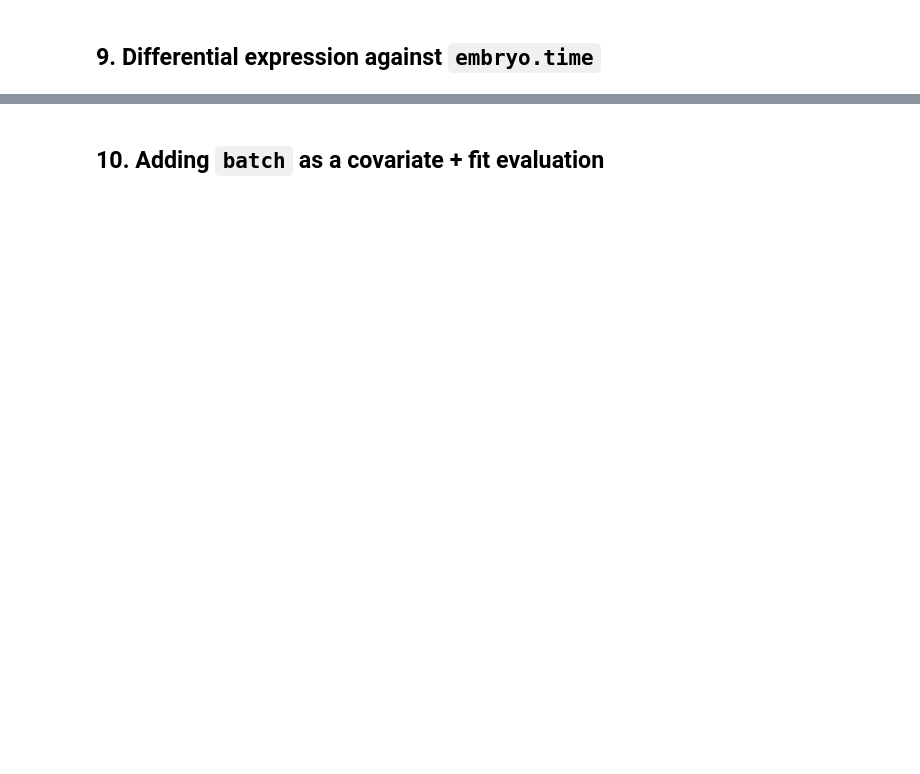
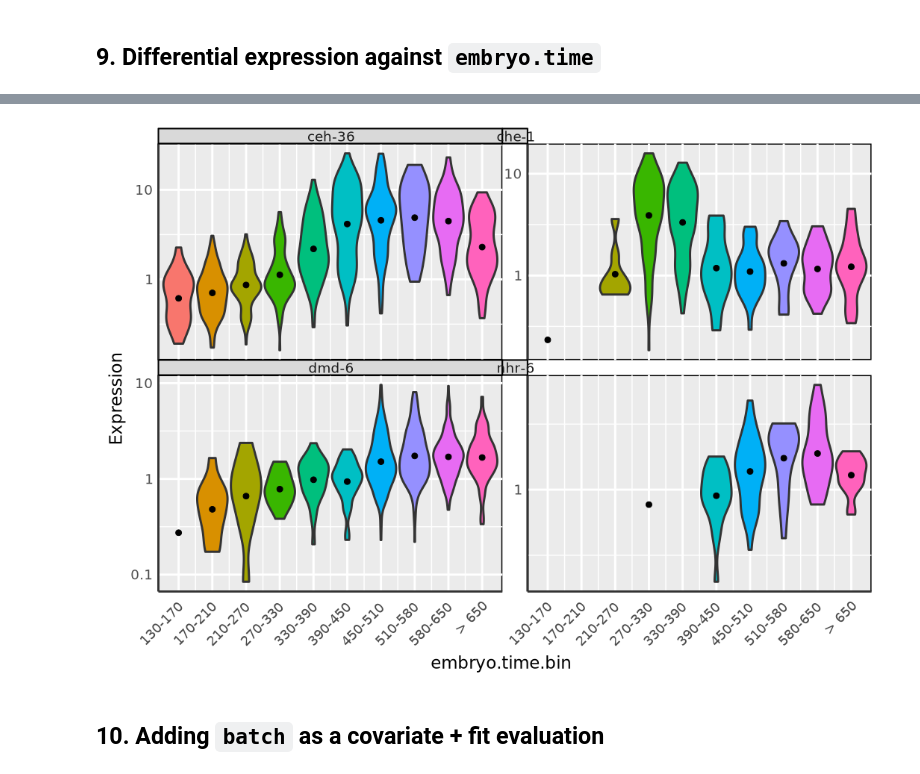
Before and after one commit to Bio-Babel/Monocle3-python, a Jupyter notebook: tutorials/c_elegans_embryo_v2.ipynb, the cells around one changed output, grey strips where cells are left out. Saved outputs shown, nothing was run; the diff lists cells and outputs as text; code cells hidden in the pictures; blank space fills up the shorter version.

```diff
--- a/tutorials/c_elegans_embryo_v2.ipynb
+++ b/tutorials/c_elegans_embryo_v2.ipynb
@@ -121,11 +194,16 @@ fit_coefs = m3.coefficient_table(gene_fits_time)
 # %%
 violin_mask = adata.var['gene_short_name'].astype(str).isin(
     ['che-1', 'nhr-6', 'dmd-6', 'ceh-36']
 )
-m3.plot_genes_violin(
-    adata[:, violin_mask].copy(),
-    group_cells_by='embryo.time.bin', ncol=2,
+(
+    m3.plot_genes_violin(
+        adata[:, violin_mask].copy(),
+        group_cells_by='embryo.time.bin', ncol=2,
+    )
+    + gg.theme(axis_text_x=gg.element_text(angle=45, hjust=1))
 )
+# %% [output]
+[figure, added]
 # %% [markdown]
 ## 10. Adding `batch` as a covariate + fit evaluation
 # %%
```
Also changed, not shown: parts of 28 cells of this notebook, 1 other file.
